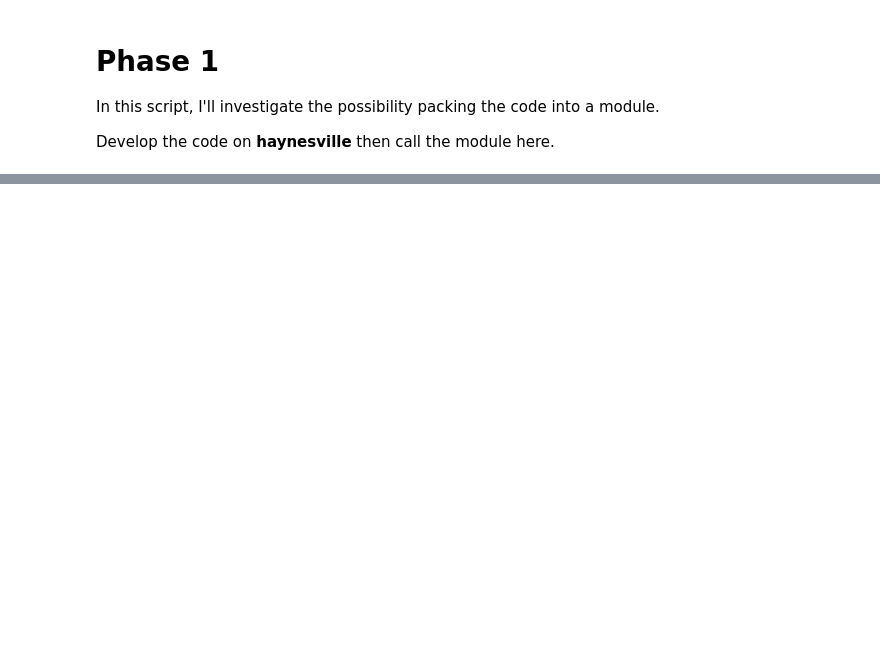
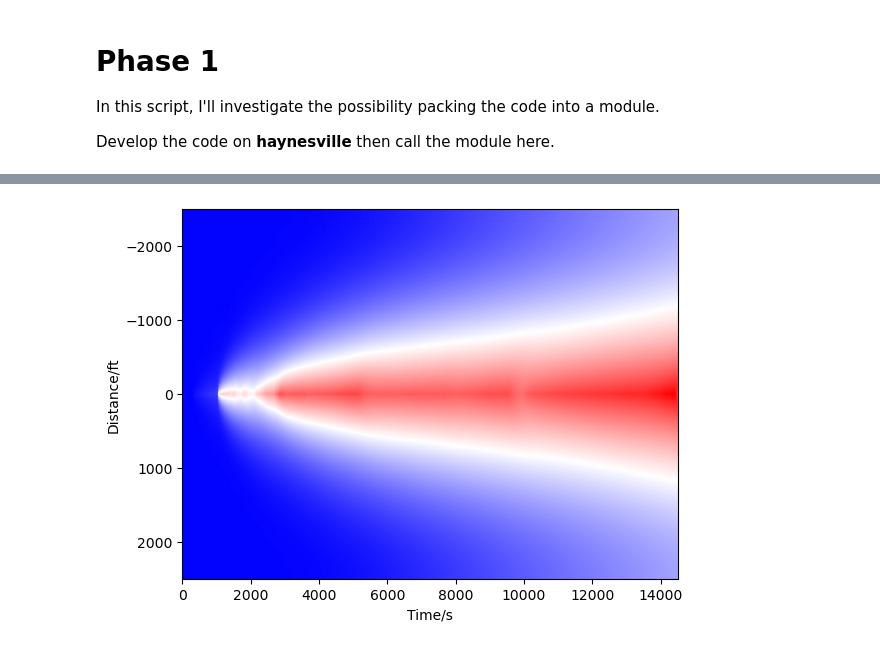
Before and after one commit to shenyaojin/well_leakage_physical_model, a Jupyter notebook: 063_module_test.ipynb, the cells around one changed output, grey strips where cells are left out. Saved outputs shown, nothing was run; the diff lists cells and outputs as text; code cells hidden in the pictures; blank space fills up the shorter version.

```diff
--- a/063_module_test.ipynb
+++ b/063_module_test.ipynb
@@ -87,2 +83,9 @@ os.listdir('pds')
 # %%
 pds_frame_phase1 = pds.PDS1D_SingleSource()
+# %%
+# Initialize the simulator
+pds_frame_phase1.set_mesh(x)
+pds_frame_phase1.set_diffusivity(d)
+pds_frame_phase1.set_bcs('Neumann', 'Neumann')
+pds_frame_phase1.set_t0(0) # Phase 1 starts at 0
+pds_frame_phase1.set_sourceidx(frac_hit_idx[0]) # The source is at the first frac hit
@@ -88,0 +106,5 @@ pds_frame_phase1 = pds.PDS1D_SingleSource()
+# %%
+# Set the initial condition
+u_initial = np.zeros(nx)
+u_initial += phase_1_pg_dataframe.data[0]
+pds_frame_phase1.set_initial(u_initial)
@@ -88,0 +132,5 @@ pds_frame_phase1 = pds.PDS1D_SingleSource()
+# %%
+# show the solution
+pds_frame_phase1.plot_solution()
+# %% [output]
+[figure, added]
```
Also changed, not shown: parts of 47 cells of this notebook.
